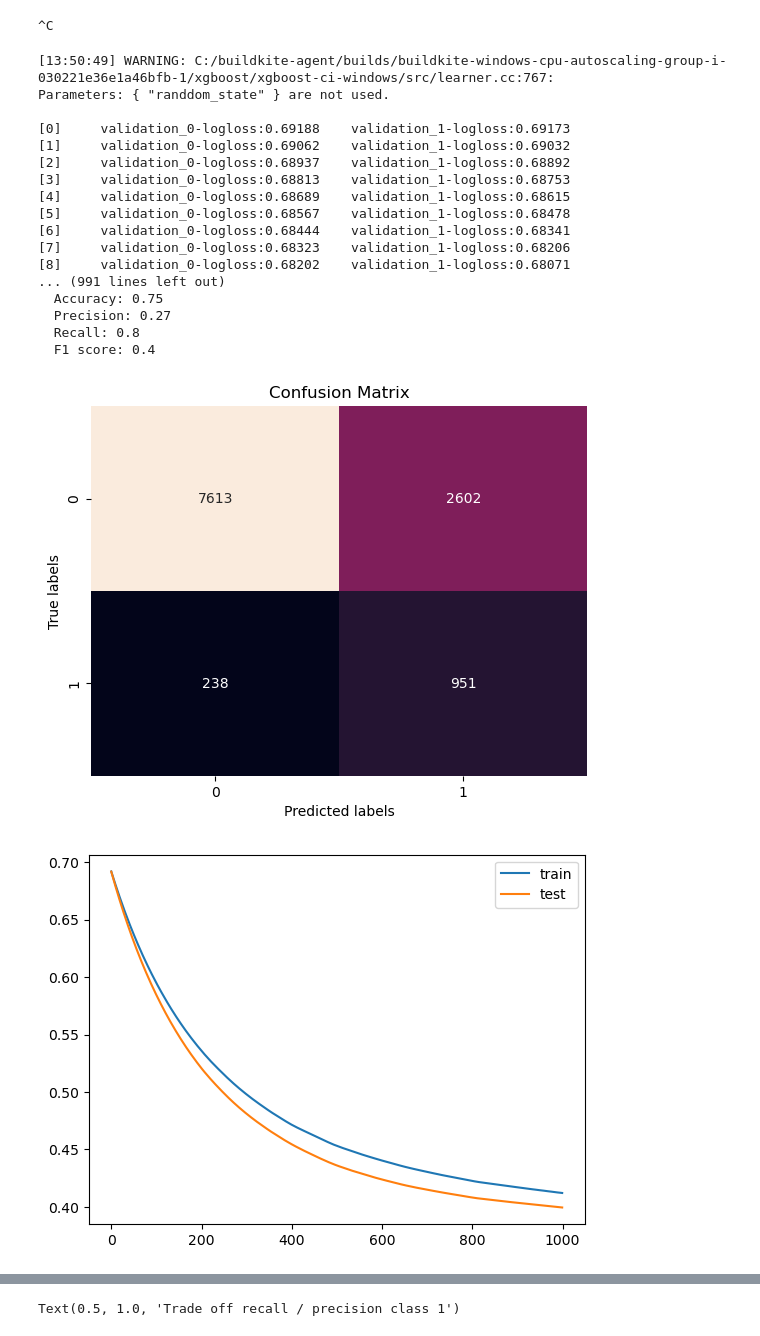
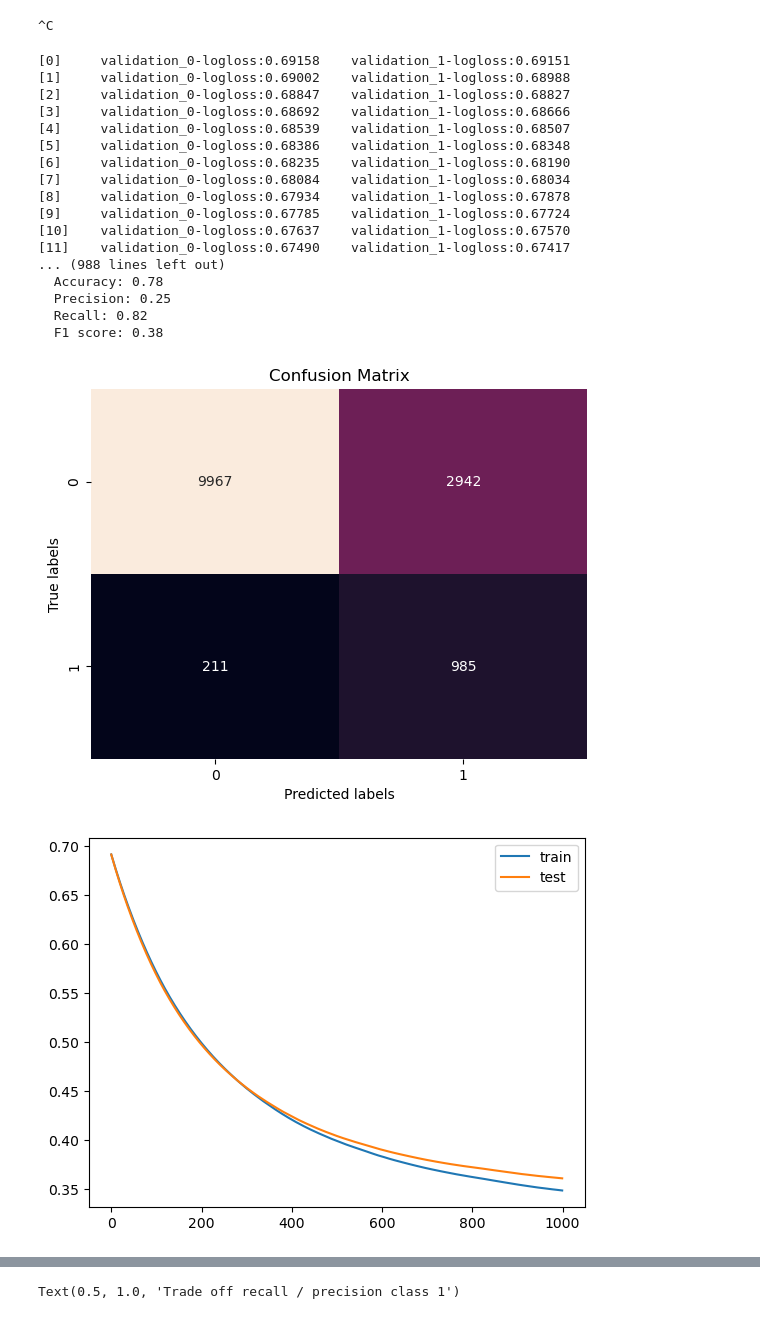
Before and after one commit to Melodyellinn/Projet_Beauty, a Jupyter notebook: E1_notebook_EDA_best.ipynb, the cells around one changed output, grey strips where cells are left out. Drawn from its saved outputs; the diff is of its cells as text; code cells hidden in the pictures.

```diff
--- a/E1_notebook_EDA_best.ipynb
+++ b/E1_notebook_EDA_best.ipynb
@@ -1362,12 +1167,19 @@ params_xgboost = {'alpha': 1e-05,
                   'learning_rate': 0.003,
                   'max_depth': 6,
                   'n_estimators': 1000,
-                  'randdom_state': 42
+                  'random_state': 42
                  }
 
 evalset = [(df_resample_X, df_resample_y),(X_test,y_test)]
 
-with mlflow.start_run():
+try:
+    existing_exp = mlflow.get_experiment_by_name('Training_experiment')
+    id_exp = existing_exp.experiment_id
+except:
+    id_exp = mlflow.create_experiment(name = "Training_experiment")
+
+
+with mlflow.start_run(experiment_id=id_exp,run_name="XGBoost_best_param_2"):
         xgb = XGBClassifier(**params_xgboost)
         xgb.fit(df_resample_X, df_resample_y,eval_set=evalset)
 
@@ -1393,50 +1205,55 @@ with mlflow.start_run():
         plt.title("Confusion Matrix")
         ax.set_xlabel('Predicted labels');ax.set_ylabel('True labels');
         plt.savefig("confusion_matrix.png")
         mlflow.log_artifact("confusion_matrix.png")
         plt.show()
 
         plt.plot(xgb.evals_result_['validation_0']['logloss'], label='train')
         plt.plot(xgb.evals_result_['validation_1']['logloss'], label='test')
         # show the legend
         plt.legend()
         # show the plot
         plt.savefig("lc.png")
         mlflow.log_artifact("lc.png")
         plt.show()
 
+        plot_importance(xgb)
+        plt.savefig("feature_importance.png")
+        mlflow.log_artifact("feature_importance.png")
+        plt.show()
+
 
 
         tracking_url_type_store = urlparse(mlflow.get_tracking_uri()).scheme
 
         # Model registry does not work with file store
         if tracking_url_type_store != "file":
 
             # Register the model
             # There are other ways to use the Model Registry, which depends on the use case,
             # please refer to the doc for more information:
             # https://mlflow.org/docs/latest/model-registry.html#api-workflow
-            mlflow.xgboost.log_model(xgb, "model_xgboost", registered_model_name="model_xgboost")
+            mlflow.xgboost.log_model(xgb, "model_xgboost", registered_model_name="model",model_format="booster")
         else:
-            mlflow.xgboost.log_model(xgb, "model_xgboost")
+            mlflow.xgboost.log_model(xgb, "model_xgboost",registered_model_name="xgboost_model",model_format="booster")
         mlflow.end_run()
 # %% [output]
-[13:50:49] WARNING: C:/buildkite-agent/builds/buildkite-windows-cpu-autoscaling-group-i-030221e36e1a46bfb-1/xgboost/xgboost-ci-windows/src/learner.cc:767:
-Parameters: { "randdom_state" } are not used.
-
-[0]     validation_0-logloss:0.69188    validation_1-logloss:0.69173
-[1]     validation_0-logloss:0.69062    validation_1-logloss:0.69032
-[2]     validation_0-logloss:0.68937    validation_1-logloss:0.68892
-[3]     validation_0-logloss:0.68813    validation_1-logloss:0.68753
-[4]     validation_0-logloss:0.68689    validation_1-logloss:0.68615
-[5]     validation_0-logloss:0.68567    validation_1-logloss:0.68478
-[6]     validation_0-logloss:0.68444    validation_1-logloss:0.68341
-[7]     validation_0-logloss:0.68323    validation_1-logloss:0.68206
-[8]     validation_0-logloss:0.68202    validation_1-logloss:0.68071
-... (991 lines left out)
-  Accuracy: 0.75
-  Precision: 0.27
-  Recall: 0.8
-  F1 score: 0.4
+[0]     validation_0-logloss:0.69158    validation_1-logloss:0.69151
+[1]     validation_0-logloss:0.69002    validation_1-logloss:0.68988
+[2]     validation_0-logloss:0.68847    validation_1-logloss:0.68827
+[3]     validation_0-logloss:0.68692    validation_1-logloss:0.68666
+[4]     validation_0-logloss:0.68539    validation_1-logloss:0.68507
+[5]     validation_0-logloss:0.68386    validation_1-logloss:0.68348
+[6]     validation_0-logloss:0.68235    validation_1-logloss:0.68190
+[7]     validation_0-logloss:0.68084    validation_1-logloss:0.68034
+[8]     validation_0-logloss:0.67934    validation_1-logloss:0.67878
+[9]     validation_0-logloss:0.67785    validation_1-logloss:0.67724
+[10]    validation_0-logloss:0.67637    validation_1-logloss:0.67570
+[11]    validation_0-logloss:0.67490    validation_1-logloss:0.67417
+... (988 lines left out)
+  Accuracy: 0.78
+  Precision: 0.25
+  Recall: 0.82
+  F1 score: 0.38
 [figure]
-[figure, old version]
+[figure, new version]
```
Also changed, not shown: parts of 45 cells of this notebook, 8 other files.
